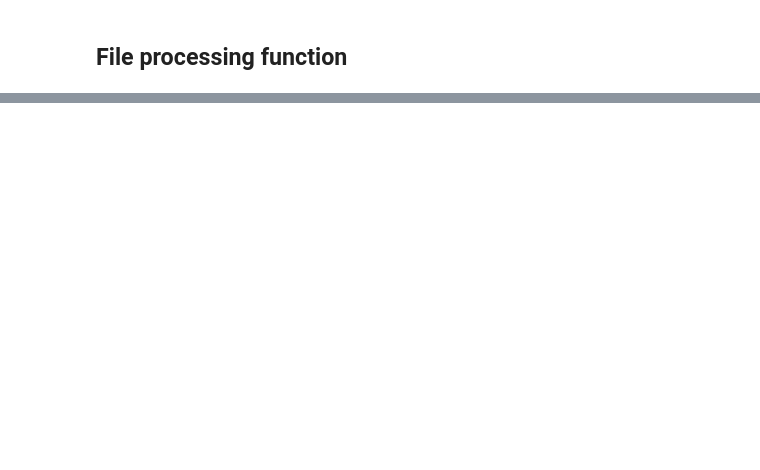
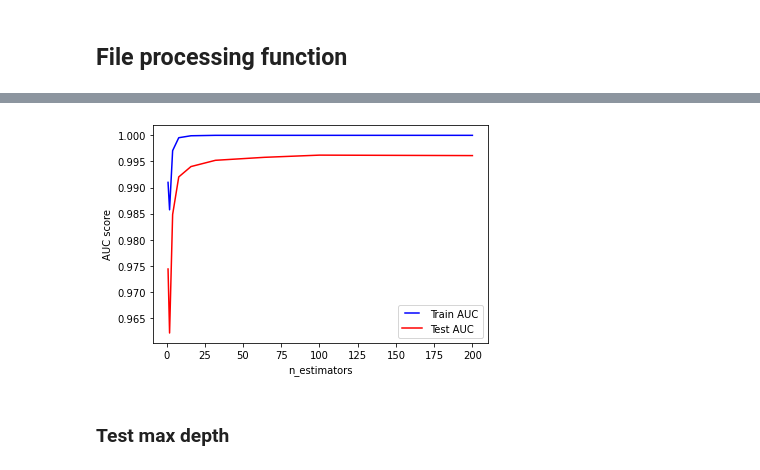
Before and after one commit to cidcom/scheurwater-et-al-2021, a Jupyter notebook: Peak_detection_algorithm.ipynb, the cells around one changed output, grey strips where cells are left out. Cells and saved outputs as stored; diff of their text form; code cells hidden in the pictures; blank space fills up the shorter version.

```diff
--- a/Peak_detection_algorithm.ipynb
+++ b/Peak_detection_algorithm.ipynb
@@ -749,0 +1078,6 @@ iqr(final_data_drink['low_time'])
+# %%
+rf = RandomForestClassifier(n_estimators=25, max_depth=14, max_features="sqrt")
+rf.fit(X_train,y_train)
+
+#Predict the response for test dataset
+y_pred = rf.predict(X_test)
@@ -749,0 +1122,5 @@ iqr(final_data_drink['low_time'])
+# %%
+y_final = np.stack(signal_features[:,0], axis =0) # BEHAVIOUR_1= 'rumination_video'
+# %%
+# Split dataset into trainingsset (70%) and testset (30%)
+X_train, X_test, y_train, y_test = train_test_split(X_final, y_final, test_size=0.3, random_state=1)
@@ -749,0 +1133,16 @@ iqr(final_data_drink['low_time'])
+# %%
+n_estimators = [1, 2, 4, 8, 16, 32, 64, 100, 200]
+train_results = []
+test_results = []
+for estimator in n_estimators:
+   print(estimator)
+   rf = RandomForestClassifier(n_estimators=estimator, max_features="sqrt")
+   rf.fit(X_train, y_train)
+   train_pred = rf.predict(X_train)
+   false_positive_rate, true_positive_rate, thresholds = roc_curve(y_train, train_pred)
+   roc_auc = auc(false_positive_rate, true_positive_rate)
+   train_results.append(roc_auc)
+   y_pred = rf.predict(X_test)
+   false_positive_rate, true_positive_rate, thresholds = roc_curve(y_test, y_pred)
+   roc_auc = auc(false_positive_rate, true_positive_rate)
+   test_results.append(roc_auc)
@@ -749,0 +1159,12 @@ iqr(final_data_drink['low_time'])
+# %%
+from matplotlib.legend_handler import HandlerLine2D
+line1, = plt.plot(n_estimators, train_results, "b", label="Train AUC")
+line2, = plt.plot(n_estimators, test_results, "r", label="Test AUC")
+plt.legend(handler_map={line1: HandlerLine2D(numpoints=2)})
+plt.ylabel("AUC score")
+plt.xlabel("n_estimators")
+plt.show()
+# %% [output]
+[figure, added]
+# %% [markdown]
+### Test max depth
```
Also changed, not shown: parts of 301 cells of this notebook.
